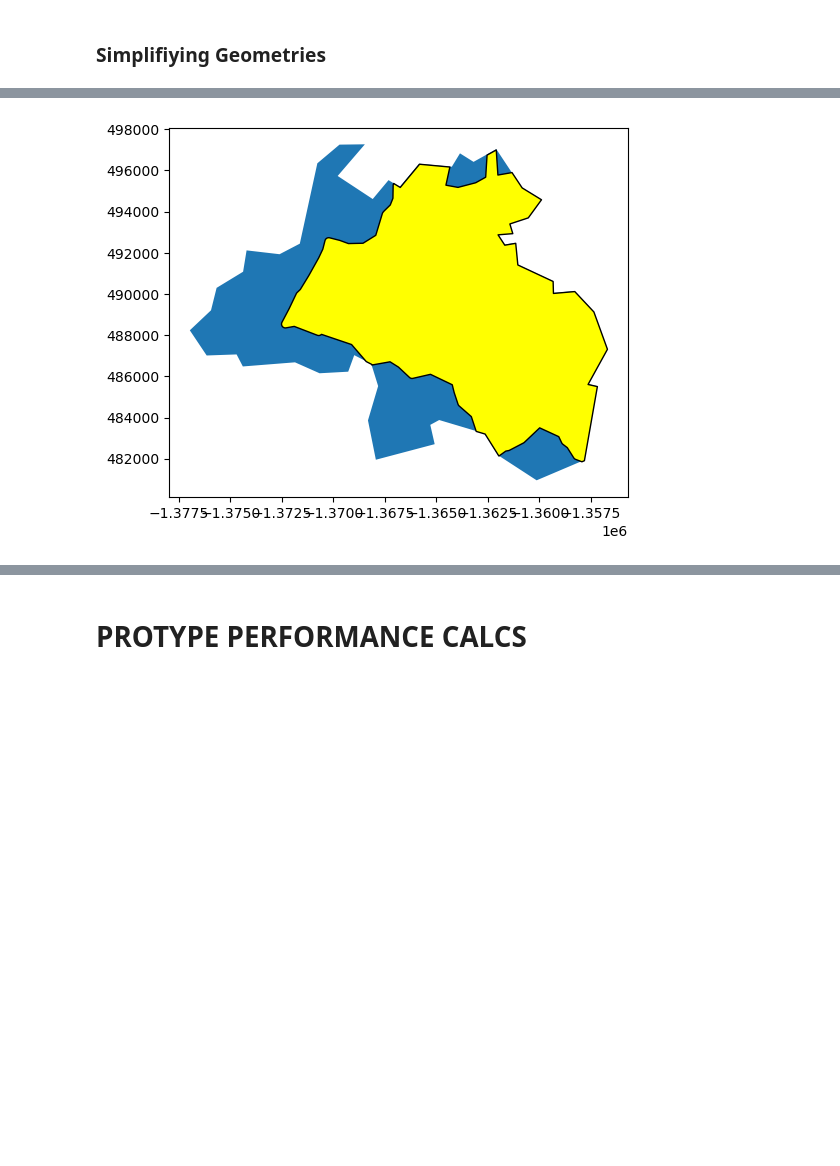
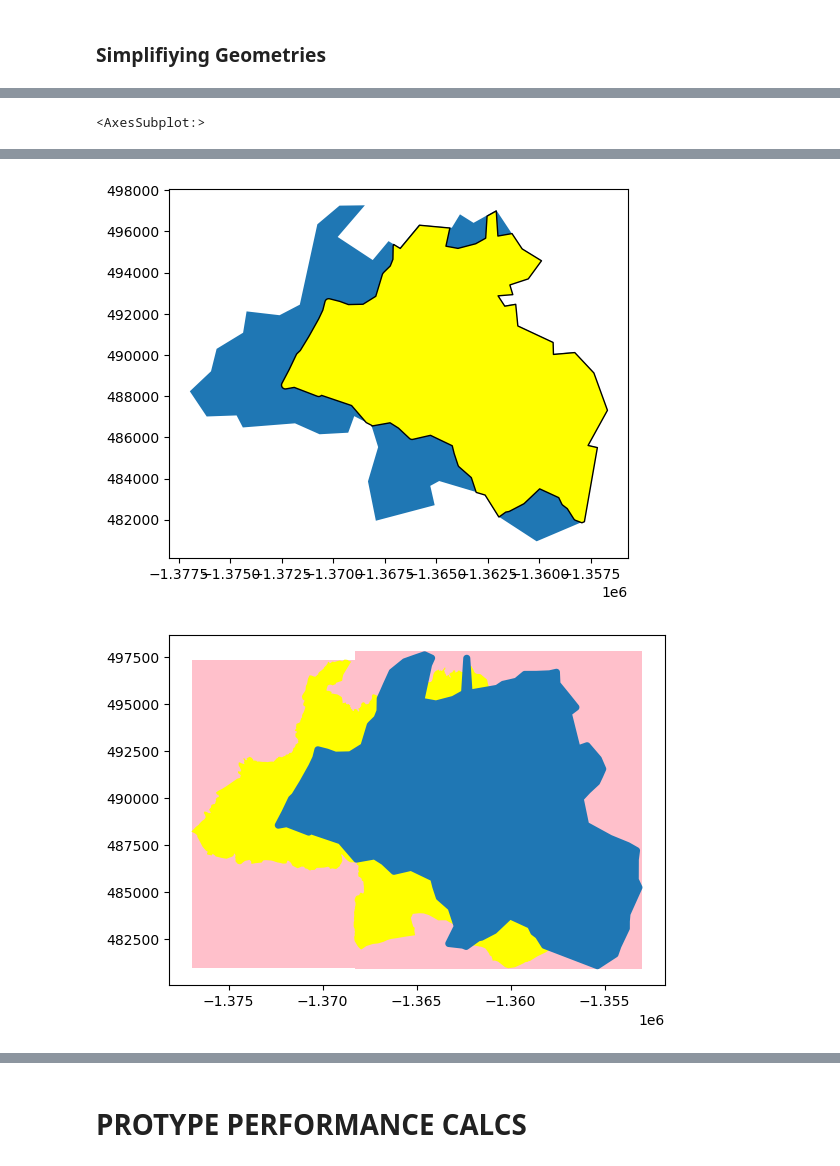
Before and after one commit to ksharonin/feds-benchmarking, a Jupyter notebook: scratchworkNIFC.ipynb, the cells around one changed output, grey strips where cells are left out. Cells and saved outputs as stored; diff of their text form; code cells hidden in the pictures; blank space fills up the shorter version.

Commit message:
finish yang calc functions; debug for any snags, integrate into main arrays for store

```diff
--- a/scratchworkNIFC.ipynb
+++ b/scratchworkNIFC.ipynb
@@ -702,6 +591,23 @@ isinstance(lowest, pd.DataFrame)
 True
 # %% [markdown]
 ### Simplifiying Geometries
+# %%
+# def feds/nifc area
+def areaCalculation(geom_instance):
+    """ Calculate area of the object, including
+        mult-row instances via loop
+        Input: geom data frame instance
+        Output: numeric area calculation (units defined in const)
+    """
+    try:
+        area = 0
+        for i in range(geom_instance.geometry.area.shape[0]):
+            area += geom_instance.geometry.area[i]
+    except KeyError:
+        # print('Identified key error in areaCalculation(): returning item() based area calc', end='\r')
+        area = geom_instance.geometry.area.item()
+
+    return area
 # %%
 # try: simply geoms
 # finalized_williams.plot() # feds
@@ -747,7 +653,7 @@ print('UNION0:')
 print(type(union0))
 # iterate and sume union0 area
 sum1 = 0
-print(union0.head())
+# print(union0.head())
 for i in range(union0.geometry.area.shape[0]):
     sum1 += union0.geometry.area[i]
 iou0 = inter0.geometry.area.item() / sum1
@@ -773,6 +679,38 @@ print(iou200)
 print('')
 print('IOU300 CALCULATION')
 print(iou300)
+
+# Try: bounding box
+union0 = union0
+print('NET BOUNDING')
+net_bounding = union0.geometry.envelope
+print(net_bounding)
+ax = net_bounding.plot(facecolor='pink')
+case0.plot(facecolor = 'yellow',ax=ax)
+lowest.plot(ax=ax)
+
+print(type(net_bounding))
+# make net bounding into frame
+print('BEFORE FRAME: ')
+print(areaCalculation(net_bounding))
+print('REMAKE NET BOUNDING')
+net_bounding = net_bounding.to_frame()
+print('AFTER FRAME: ')
+print(areaCalculation(net_bounding))
+
+# try bounding - existing cas0
+result = gpd.overlay(net_bounding, case0, how='difference') # nifc
+result.plot()
+result2 = gpd.overlay(net_bounding, lowest, how='difference') # feds
+result2.plot()
+jf = result2.plot(facecolor = 'yellow')
+result.plot(facecolor = 'yellow',ax=jf)
+gpd.overlay(result, lowest,keep_geom_type=False, how='intersection').plot(facecolor= 'red',ax=jf)
+
+print('GEOM CALC DIFFERENCES WITH KEEP GEOM TRU V False')
+print('True:')
+
+print('False:')
 # %% [output]
 <class 'geopandas.geodataframe.GeoDataFrame'>
 UNION0:
@@ -794,3 +732,5 @@ IOU300 CALCULATION
+<AxesSubplot:>
 [figure]
 [figure]
 [figure]
+[figure, added]
```
Also changed, not shown: parts of 20 cells of this notebook, 5 other files.
